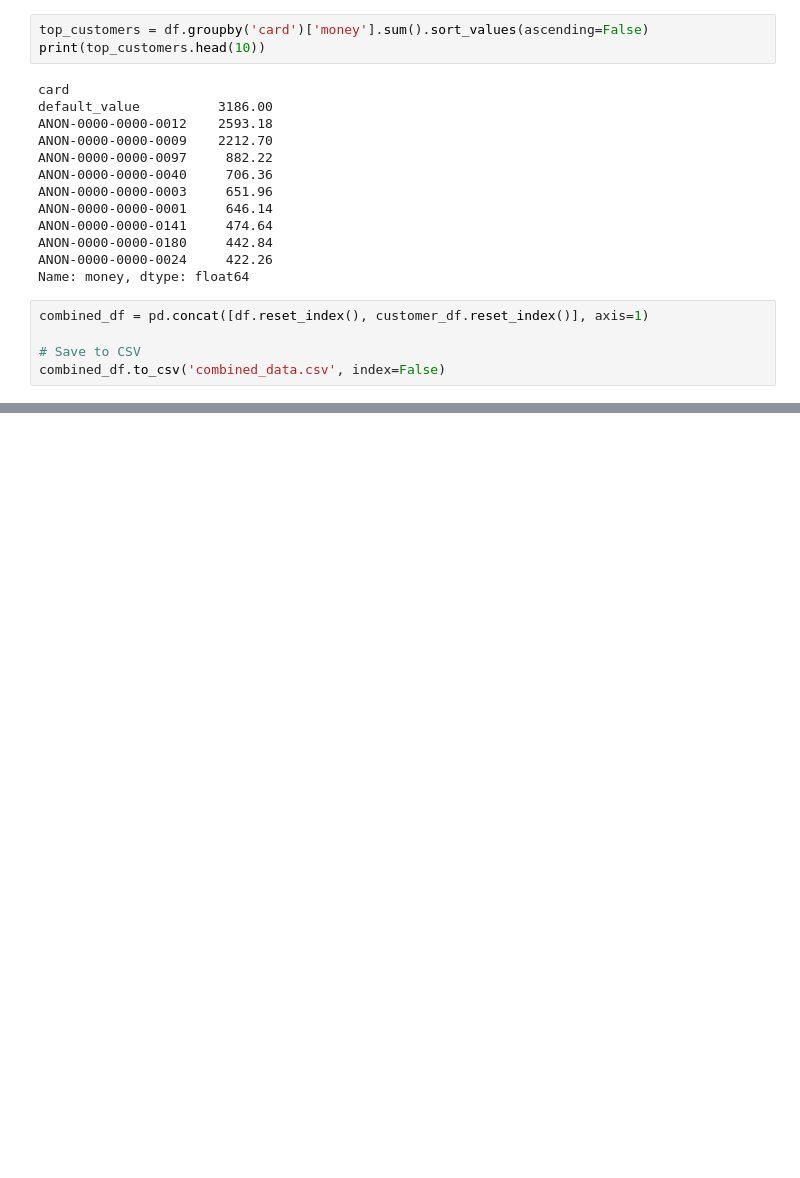
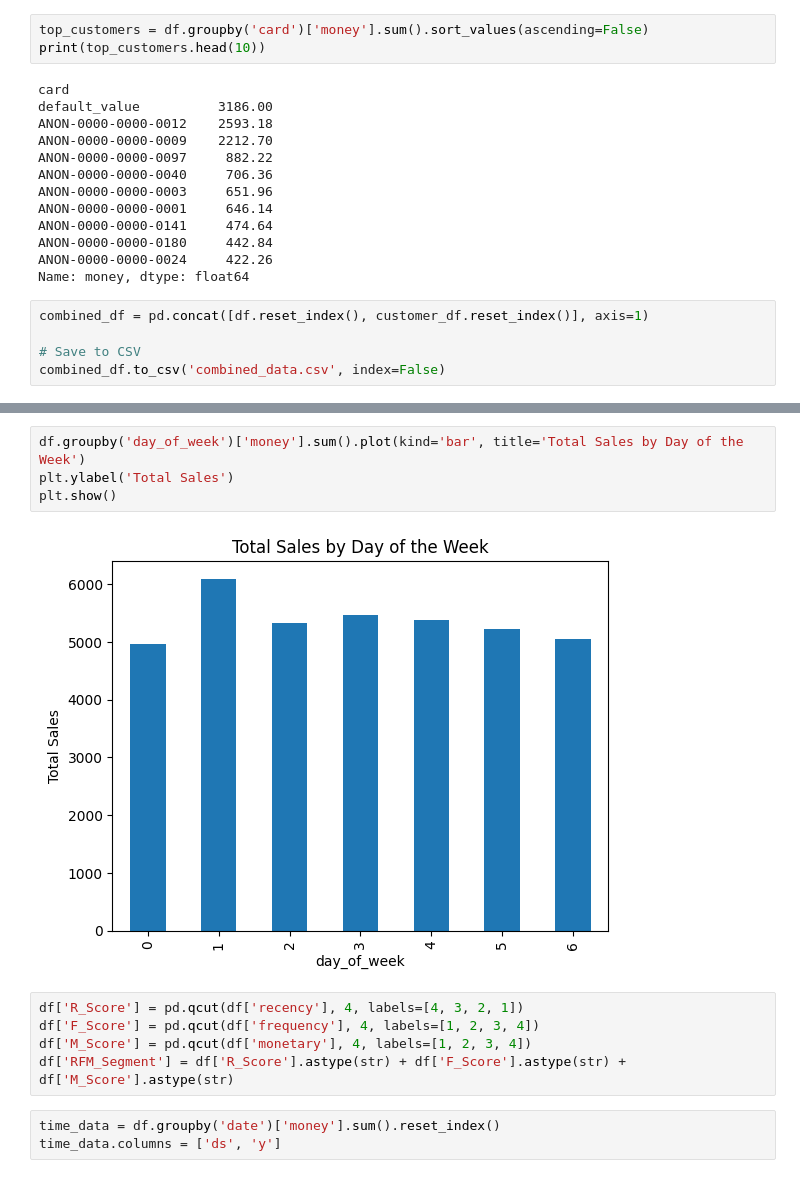
Before and after one commit to Ameesha2214/Unified_mentor_coffee_sales_project, a Jupyter notebook: Coffee_sales.ipynb, the cells around one changed output, grey strips where cells are left out. Cells and saved outputs as stored; diff of their text form; blank space fills up the shorter version.

```diff
--- a/Coffee_sales.ipynb
+++ b/Coffee_sales.ipynb
@@ -301,0 +302,14 @@ combined_df.to_csv('combined_data.csv', index=False)
+# %%
+df.groupby('day_of_week')['money'].sum().plot(kind='bar', title='Total Sales by Day of the Week')
+plt.ylabel('Total Sales')
+plt.show()
+# %% [output]
+[figure, added]
+# %%
+df['R_Score'] = pd.qcut(df['recency'], 4, labels=[4, 3, 2, 1])
+df['F_Score'] = pd.qcut(df['frequency'], 4, labels=[1, 2, 3, 4])
+df['M_Score'] = pd.qcut(df['monetary'], 4, labels=[1, 2, 3, 4])
+df['RFM_Segment'] = df['R_Score'].astype(str) + df['F_Score'].astype(str) + df['M_Score'].astype(str)
+# %%
+time_data = df.groupby('date')['money'].sum().reset_index()
+time_data.columns = ['ds', 'y']
```
Also changed, not shown: parts of 10 cells of this notebook.
